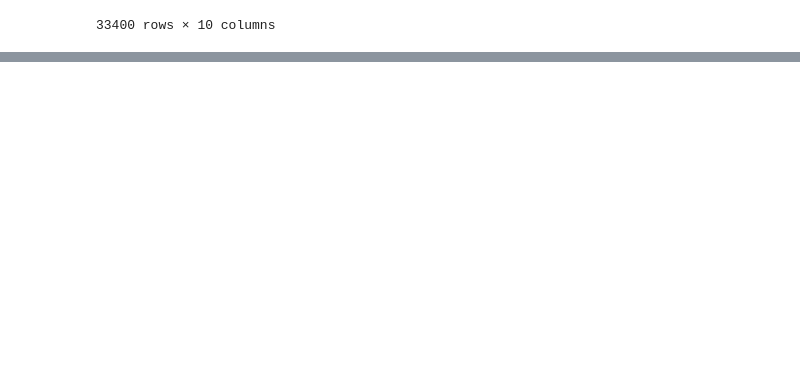
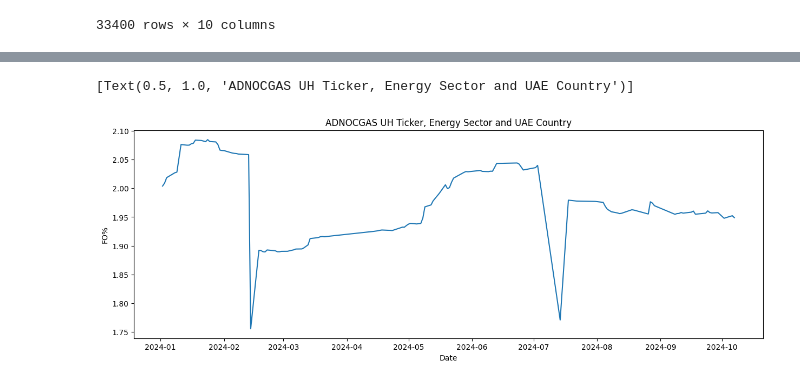
Before and after one commit to eslamdyab21/Data-exchange-processing, a Jupyter notebook: Foreign-Ownership-Analysis/notebook.ipynb, the cells around one changed output, grey strips where cells are left out. Saved outputs shown, nothing was run; the diff lists cells and outputs as text; code cells hidden in the pictures; blank space fills up the shorter version.

Commit message:
visualize FO% by filtering with country, sector and ticker

```diff
--- a/Foreign-Ownership-Analysis/notebook.ipynb
+++ b/Foreign-Ownership-Analysis/notebook.ipynb
@@ -352,0 +359,3 @@ df_merged
+# %%
+df_filtered = df_merged[(df_merged['Ticker'] == 'ADNOCGAS UH') & (df_merged['Sector'] == 'Energy') & (df_merged['Country'] == 'UAE')]
+df_filtered
@@ -352,0 +376,6 @@ df_merged
+# %%
+fig = plt.subplots(figsize=(15, 5))
+sns.lineplot(data=df_filtered, x="Date", y="FO%").set(title='ADNOCGAS UH Ticker, Energy Sector and UAE Country')
+# %% [output]
+[Text(0.5, 1.0, 'ADNOCGAS UH Ticker, Energy Sector and UAE Country')]
+[figure, added]
```
Also changed, not shown: parts of 6 cells of this notebook, 1 other file.
